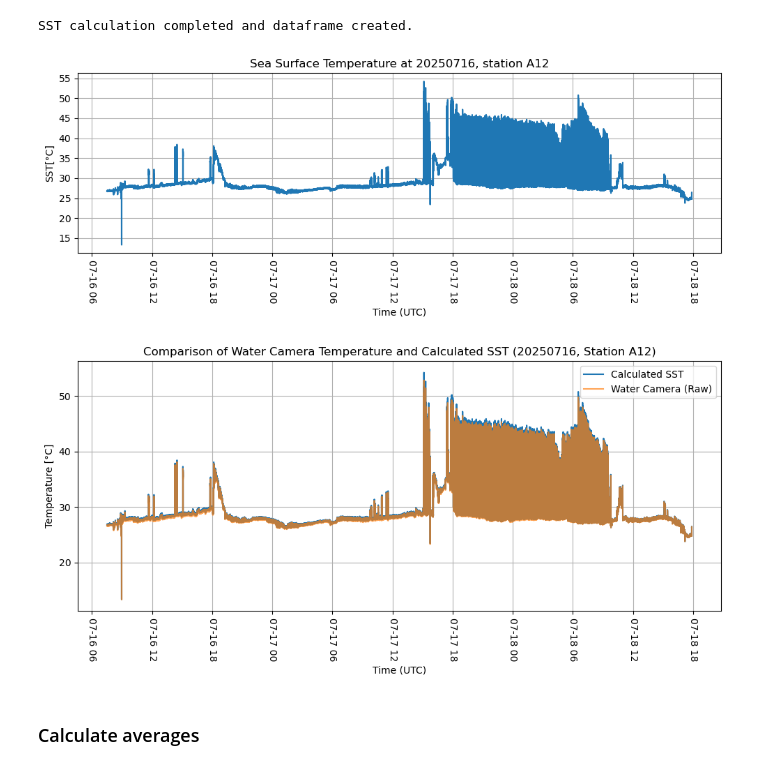
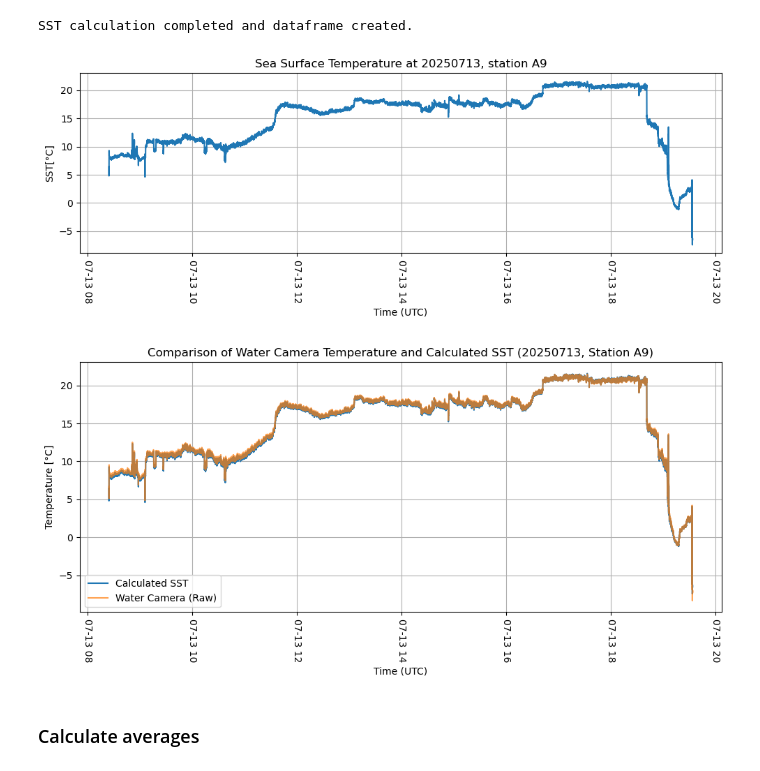
Before and after one commit to maibrittbergh/SST_RS_Meteor_2025, a Jupyter notebook: Infrared_cameras/postproc/postproc.ipynb, the cells around one changed output. Drawn from its saved outputs; the diff is of its cells as text; code cells hidden in the pictures.

```diff
--- a/Infrared_cameras/postproc/postproc.ipynb
+++ b/Infrared_cameras/postproc/postproc.ipynb
@@ -12,7 +12,7 @@ import csv
 from datetime import datetime
 # %%
 # === SETTINGS ===
-ID = "A2"  # Station ID
+ID = "A9"  # Station ID
 
 # === File Paths ===
 dir_path = Path.cwd()  # current working directory
@@ -34,12 +34,14 @@ out_dir_rad = dir_path / "uncorrected_radiances"
 halobates_dir =  dir_path.parent / "data" / "halobates_data"
 
 # Automatically find the latest (or only) file for the given station
+station_num = int(ID[1:])
+
 water_files = sorted(data_dir.glob(f"*{ID}_17_IR_Water.csv"))
 
 # Sky file pattern: from A9 on, filenames have "_defect" before ".csv"
 # Extract the numeric part after 'A' and compare as integer
-station_num = int(ID[1:])
-if station_num >= 9:
+
+if station_num > 9:
     sky_files = sorted(data_dir.glob(f"*{ID}_17_IR_Sky_defect.csv"))
 else:
     sky_files = sorted(data_dir.glob(f"*{ID}_17_IR_Sky.csv"))
@@ -458,42 +460,42 @@ plt.tight_layout()
 plt.savefig(results_dir / f"plots/SST_raw/{date_str}_{ID}_17_IR_SST.png", dpi=300)
 plt.show()
 # %% [output]
-[figure, old version]
+[figure, new version]
 # %%
 # === Compare water temperature (raw) with calculated SST ===
 plt.figure(figsize=(10, 5))
 
 # Plot calculated SST
 plt.plot(
     df_sst["Time"],
     df_sst["SST (°C)"],
     label="Calculated SST"
 )
 
 # Plot raw water temperature
 plt.plot(
     df_water_overlap_aligned["Time"],
     df_water_overlap_aligned["Target(°C)_water"],
     label="Water Camera (Raw)",
     alpha=0.7
 )
 
 # Add labels, title, and legend
 plt.xlabel("Time (UTC)")
 plt.ylabel("Temperature [°C]")
 plt.title(f"Comparison of Water Camera Temperature and Calculated SST ({date_str}, Station {ID})")
 plt.xticks(rotation=-90)
 #plt.ylim(10, 50)
-plt.legend(loc = "upper right")
+plt.legend(loc = "lower left")
 plt.grid(True)
 plt.tight_layout()
 
 plt.savefig(results_dir / f"plots/SST_raw/{date_str}_{ID}_17_IR_SST_compare_water.png", dpi=300)
 
 # Show the plot
 plt.show()
 # %% [output]
-[figure, old version]
+[figure, new version]
 # %% [markdown]
 ### Calculate averages
 # %%
```
Also changed, not shown: parts of 5 cells of this notebook, 6 other files.
